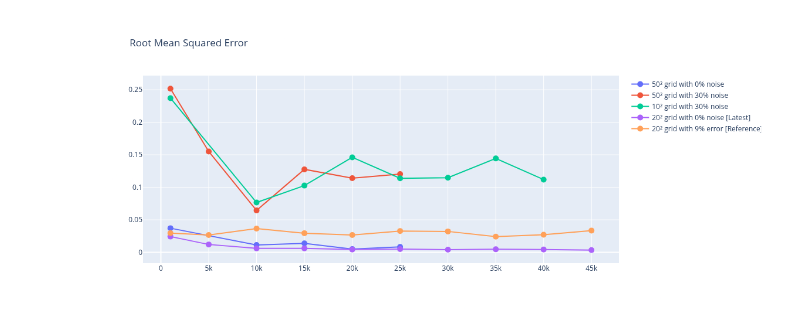
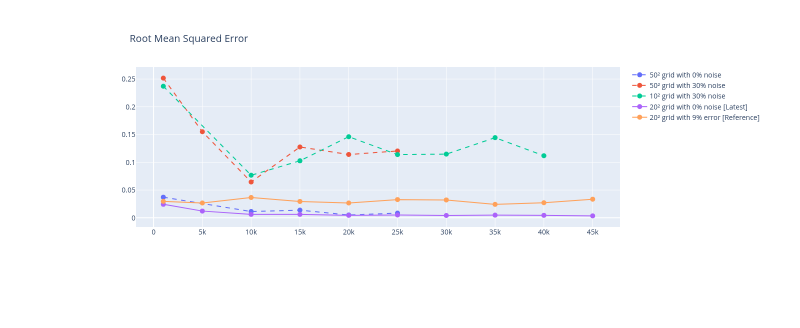
Before and after one commit to 4df31/QD-Biexciton-cascade-and-polarization-orientation-effect-on-QKD-protocol-E91, a Jupyter notebook: Plots.ipynb, the cells around one changed output. Drawn from its saved outputs; the diff is of its cells as text; code cells hidden in the pictures; blank space fills up the shorter version.

Commit message:
updated data analysis

```diff
--- a/Plots.ipynb
+++ b/Plots.ipynb
@@ -140,0 +157,3 @@ fig.update_layout(
+# %%
+results_df = pd.concat([results, scaled_results], axis=1)
+results_df.head()
@@ -202,9 +240,9 @@ for experiment_name in pure_filenames:
 
 
 # Creación de los DataFrames
-df_50_pure = pd.DataFrame( dict(zip(['Number of states per QKD transmission','correlation factor R2'],[[1E3,1E4,1.5E4,2E4,2.5E4],correlation_50_pure])) )
-df_50_error = pd.DataFrame( dict(zip(['Number of states per QKD transmission','correlation factor R2'],[[1E3,5E3,1E4,1.5E4,2E4,2.5E4],correlation_50_error])) )
-df_10_error = pd.DataFrame( dict(zip(['Number of states per QKD transmission','correlation factor R2'],[[1E3,1E4,1.5E4,2E4,2.5E4,3E4,3.5E4,4E4],correlation_10_error])) )
+df_50_pure  = pd.DataFrame( dict(zip(['Nstates','RMSE'],[[1E3,1E4,1.5E4,2E4,2.5E4],correlation_50_pure])) )
+df_50_error = pd.DataFrame( dict(zip(['Nstates','RMSE'],[[1E3,5E3,1E4,1.5E4,2E4,2.5E4],correlation_50_error])) )
+df_10_error = pd.DataFrame( dict(zip(['Nstates','RMSE'],[[1E3,1E4,1.5E4,2E4,2.5E4,3E4,3.5E4,4E4],correlation_10_error])) )
 # %%
 # Configuración del subplot
 fig = make_subplots(
@@ -216,65 +254,65 @@ fig = make_subplots(
 # Agregar la primera fila (row=1)
 fig.add_trace(
     go.Scatter(
-        x=df_50_pure['Number of states per QKD transmission'],
-        y=df_50_pure['correlation factor R2'],
+        x=df_50_pure['Nstates'],
+        y=df_50_pure['RMSE'],
         mode='lines+markers',
-        name='50² grid with 0% noise'
+        name='50² grid with 0% noise',
+        line=dict(dash='dash')
     ),
     row=1, col=1
 )
 
 # Agregar la segunda fila (row=2)
 fig.add_trace(
     go.Scatter(
-        x=df_50_error['Number of states per QKD transmission'],
-        y=df_50_error['correlation factor R2'],
+        x=df_50_error['Nstates'],
+        y=df_50_error['RMSE'],
         mode='lines+markers',
-        name='50² grid with 30% noise'
+        name='50² grid with 30% noise',
+        line=dict(dash='dash')
     ),
     row=1, col=1
 )
 
 # Agregar la tercera fila (row=3)
 fig.add_trace(
     go.Scatter(
-        x=df_10_error['Number of states per QKD transmission'],
-        y=df_10_error['correlation factor R2'],
+        x=df_10_error['Nstates'],
+        y=df_10_error['RMSE'],
         mode='lines+markers',
-        name='10² grid with 30% noise'
+        name='10² grid with 30% noise',
+        line=dict(dash='dash')
     ),
     row=1, col=1
 )
 fig.add_trace(go.Scatter(
-                x = df_reviewed['N_states'].values,
-                y = df_reviewed['RMSE'].values,
-                name="20² grid with 0% noise [Latest]"
-                 ))
+    x = results_df.loc[results_df['Noise'] == 0.0, 'N_states'],
+    y = results_df.loc[results_df['Noise'] == 0.0, 'RMSE'],
+    name="20² grid with 0% noise [Latest]",
+    mode='lines+markers'
+))
+
 fig.add_trace(go.Scatter(
-                 y = df_noisy['RMSE'].values,
-                 x = df_noisy['N_states'].values,
-                name="20² grid with 9% error [Reference]"
-                 ))
+    x = results_df.loc[results_df['Noise'] == 9.0, 'N_states'],
+    y = results_df.loc[results_df['Noise'] == 9.0, 'RMSE'],
+    name="20² grid with 9% error [Reference]",
+    mode='lines+markers'
+))
+
 fig.update_traces(marker_size=10)
 
 fig.update_layout(
-    title = 'Correlation between the analytical model and simmulation with noise probabilities reviewed by literature\nMean Square Error',
-    height = 411,
-    width = 700
+    title = 'Correlation between the analytical model and simulation with noise probabilities reviewed by literature<br>Mean Square Error',
+    height = 500,
+    width = 889,
+    title_text="Root Mean Squared Error",
+    font=dict(size=14)
 )
 
-# Ajuste estético (recomendado para 3 filas)
-fig.update_layout(
-    height=500,
-    width=889,
-    title_text="Root Mean Squared Error"
-)
-
-
-
 fig.show()
 # %% [output]
-[figure, old version]
+[figure, new version]
 # %%
 N_data=20
 
```
Also changed, not shown: parts of 9 cells of this notebook.
